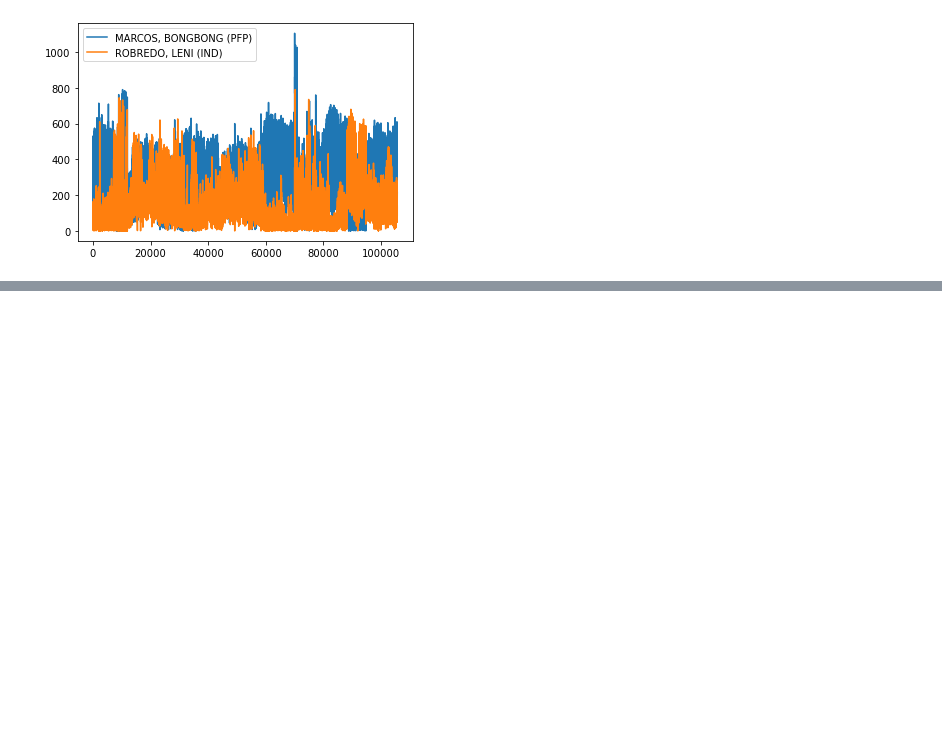
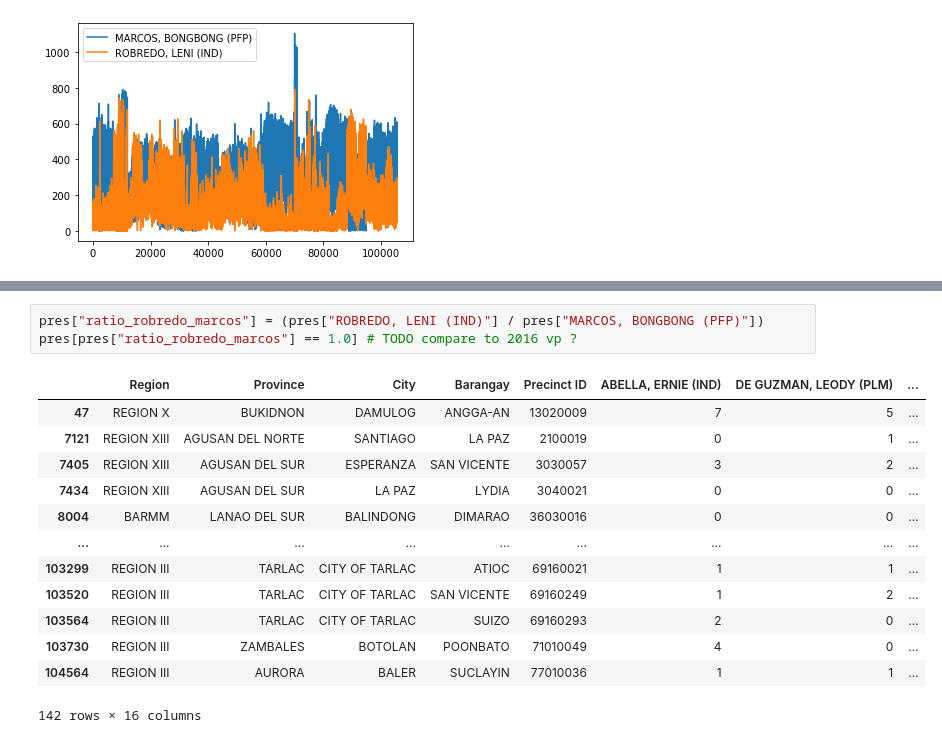
Before and after one commit to Iionsroar/pjdsc, a Jupyter notebook: pres_2022.ipynb, the cells around one changed output, grey strips where cells are left out. Saved outputs shown, nothing was run; the diff lists cells and outputs as text; blank space fills up the shorter version.

```diff
--- a/pres_2022.ipynb
+++ b/pres_2022.ipynb
@@ -96,0 +106,17 @@ top2.plot()
+# %%
+pres["ratio_robredo_marcos"] = (pres["ROBREDO, LENI (IND)"] / pres["MARCOS, BONGBONG (PFP)"])
+pres[pres["ratio_robredo_marcos"] == 1.0] # TODO compare to 2016 vp ?
+# %% [output]
+|  | Region | Province | City | Barangay | Precinct ID | ABELLA, ERNIE (IND) | DE GUZMAN, LEODY (PLM) | ... |
+| 47 | REGION X | BUKIDNON | DAMULOG | ANGGA-AN | 13020009 | 7 | 5 | ... |
+| 7121 | REGION XIII | AGUSAN DEL NORTE | SANTIAGO | LA PAZ | 2100019 | 0 | 1 | ... |
+| 7405 | REGION XIII | AGUSAN DEL SUR | ESPERANZA | SAN VICENTE | 3030057 | 3 | 2 | ... |
+| 7434 | REGION XIII | AGUSAN DEL SUR | LA PAZ | LYDIA | 3040021 | 0 | 0 | ... |
+| 8004 | BARMM | LANAO DEL SUR | BALINDONG | DIMARAO | 36030016 | 0 | 0 | ... |
+| ... | ... | ... | ... | ... | ... | ... | ... | ... |
+| 103299 | REGION III | TARLAC | CITY OF TARLAC | ATIOC | 69160021 | 1 | 1 | ... |
+| 103520 | REGION III | TARLAC | CITY OF TARLAC | SAN VICENTE | 69160249 | 1 | 2 | ... |
+| 103564 | REGION III | TARLAC | CITY OF TARLAC | SUIZO | 69160293 | 2 | 0 | ... |
+| 103730 | REGION III | ZAMBALES | BOTOLAN | POONBATO | 71010049 | 4 | 0 | ... |
+| 104564 | REGION III | AURORA | BALER | SUCLAYIN | 77010036 | 1 | 1 | ... |
+142 rows × 16 columns
```
Also changed, not shown: parts of 3 cells of this notebook, 1 other file.
